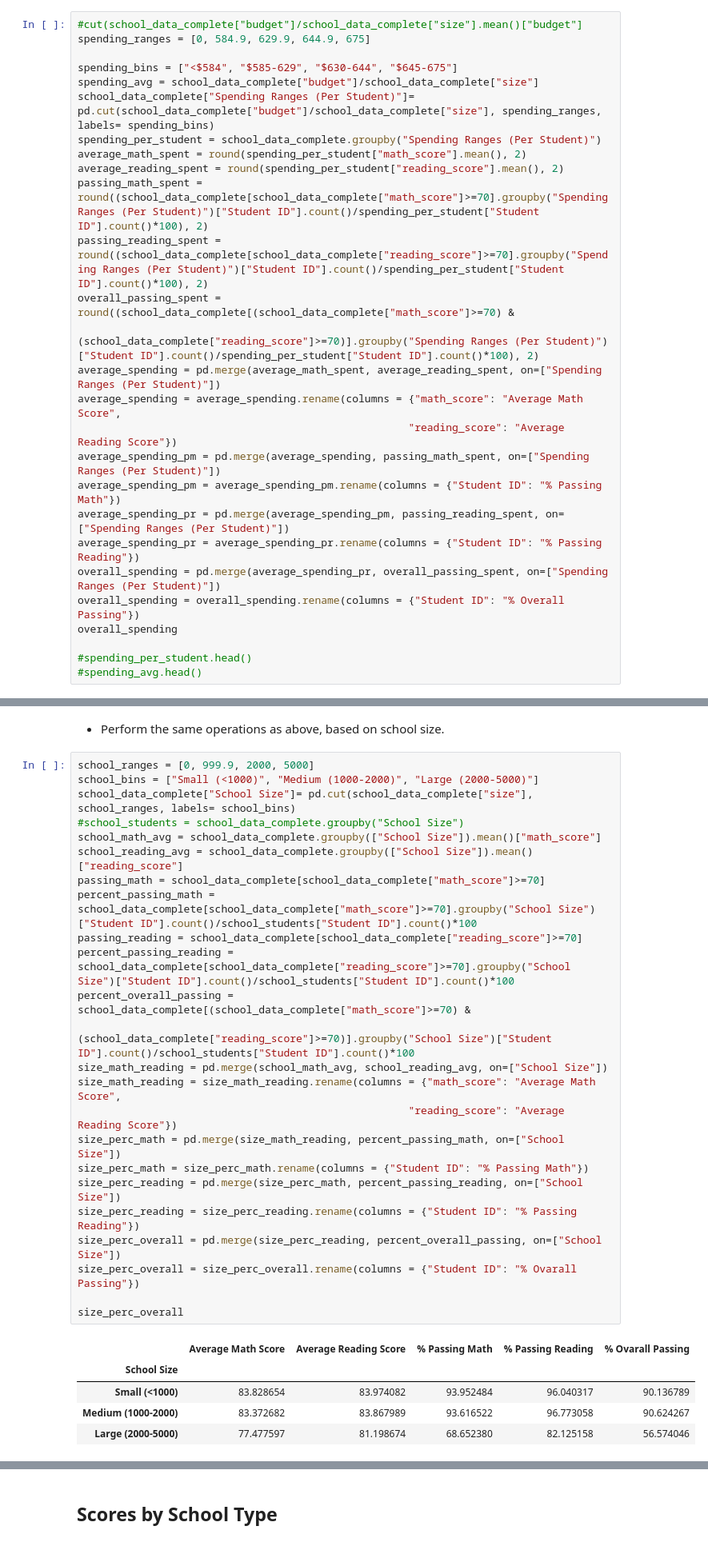
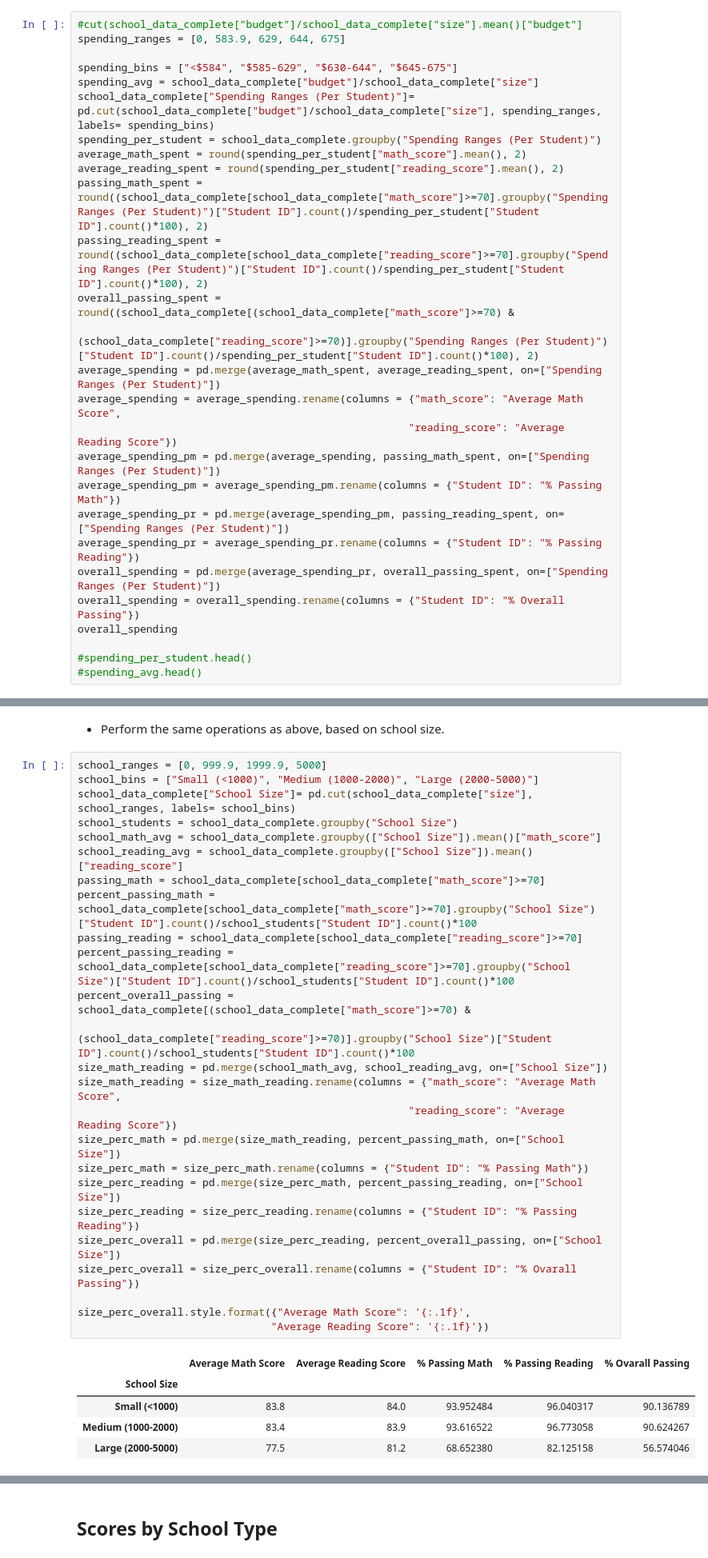
Before and after one commit to paulywog13/pandas-challenge, a Jupyter notebook: PyCitySchools/PyCitySchools_starter.ipynb, the cells around one changed output, grey strips where cells are left out. Shown at 80% size. Drawn from its saved outputs; the diff is of its cells as text.

```diff
--- a/PyCitySchools/PyCitySchools_starter.ipynb
+++ b/PyCitySchools/PyCitySchools_starter.ipynb
@@ -388,7 +318,7 @@ ninth_thru_twelfth_reading
   * Overall Passing Rate (Average of the above two)
 # %%
 #cut(school_data_complete["budget"]/school_data_complete["size"].mean()["budget"]
-spending_ranges = [0, 584.9, 629.9, 644.9, 675]
+spending_ranges = [0, 583.9, 629, 644, 675]
 
 spending_bins = ["<$584", "$585-629", "$630-644", "$645-675"]
 spending_avg = school_data_complete["budget"]/school_data_complete["size"]
@@ -433,35 +363,36 @@ overall_spending
 # %% [markdown]
 * Perform the same operations as above, based on school size.
 # %%
-school_ranges = [0, 999.9, 2000, 5000]
+school_ranges = [0, 999.9, 1999.9, 5000]
 school_bins = ["Small (<1000)", "Medium (1000-2000)", "Large (2000-5000)"]
 school_data_complete["School Size"]= pd.cut(school_data_complete["size"], school_ranges, labels= school_bins)
-#school_students = school_data_complete.groupby("School Size")
+school_students = school_data_complete.groupby("School Size")
 school_math_avg = school_data_complete.groupby(["School Size"]).mean()["math_score"]
 school_reading_avg = school_data_complete.groupby(["School Size"]).mean()["reading_score"]
 passing_math = school_data_complete[school_data_complete["math_score"]>=70]
 percent_passing_math = school_data_complete[school_data_complete["math_score"]>=70].groupby("School Size")["Student ID"].count()/school_students["Student ID"].count()*100
 passing_reading = school_data_complete[school_data_complete["reading_score"]>=70]
 percent_passing_reading = school_data_complete[school_data_complete["reading_score"]>=70].groupby("School Size")["Student ID"].count()/school_students["Student ID"].count()*100
 percent_overall_passing = school_data_complete[(school_data_complete["math_score"]>=70) &
                            (school_data_complete["reading_score"]>=70)].groupby("School Size")["Student ID"].count()/school_students["Student ID"].count()*100
 size_math_reading = pd.merge(school_math_avg, school_reading_avg, on=["School Size"])
 size_math_reading = size_math_reading.rename(columns = {"math_score": "Average Math Score",
                                                      "reading_score": "Average Reading Score"})
 size_perc_math = pd.merge(size_math_reading, percent_passing_math, on=["School Size"])
 size_perc_math = size_perc_math.rename(columns = {"Student ID": "% Passing Math"})
 size_perc_reading = pd.merge(size_perc_math, percent_passing_reading, on=["School Size"])
 size_perc_reading = size_perc_reading.rename(columns = {"Student ID": "% Passing Reading"})
 size_perc_overall = pd.merge(size_perc_reading, percent_overall_passing, on=["School Size"])
 size_perc_overall = size_perc_overall.rename(columns = {"Student ID": "% Ovarall Passing"})
 
-size_perc_overall
+size_perc_overall.style.format({"Average Math Score": '{:.1f}',
+                               "Average Reading Score": '{:.1f}'})
 # %% [output]
 |  | Average Math Score | Average Reading Score | % Passing Math | % Passing Reading | % Ovarall Passing |
 | School Size |  |  |  |  |  |
-| Small (<1000) | 83.828654 | 83.974082 | 93.952484 | 96.040317 | 90.136789 |
-| Medium (1000-2000) | 83.372682 | 83.867989 | 93.616522 | 96.773058 | 90.624267 |
-| Large (2000-5000) | 77.477597 | 81.198674 | 68.652380 | 82.125158 | 56.574046 |
+| Small (<1000) | 83.8 | 84.0 | 93.952484 | 96.040317 | 90.136789 |
+| Medium (1000-2000) | 83.4 | 83.9 | 93.616522 | 96.773058 | 90.624267 |
+| Large (2000-5000) | 77.5 | 81.2 | 68.652380 | 82.125158 | 56.574046 |
 # %%
 # %% [output]
 |  | Average Math Score | Average Reading Score | % Passing Math | % Passing Reading | % Overall Passing |
```
Also changed, not shown: parts of 6 cells of this notebook.
